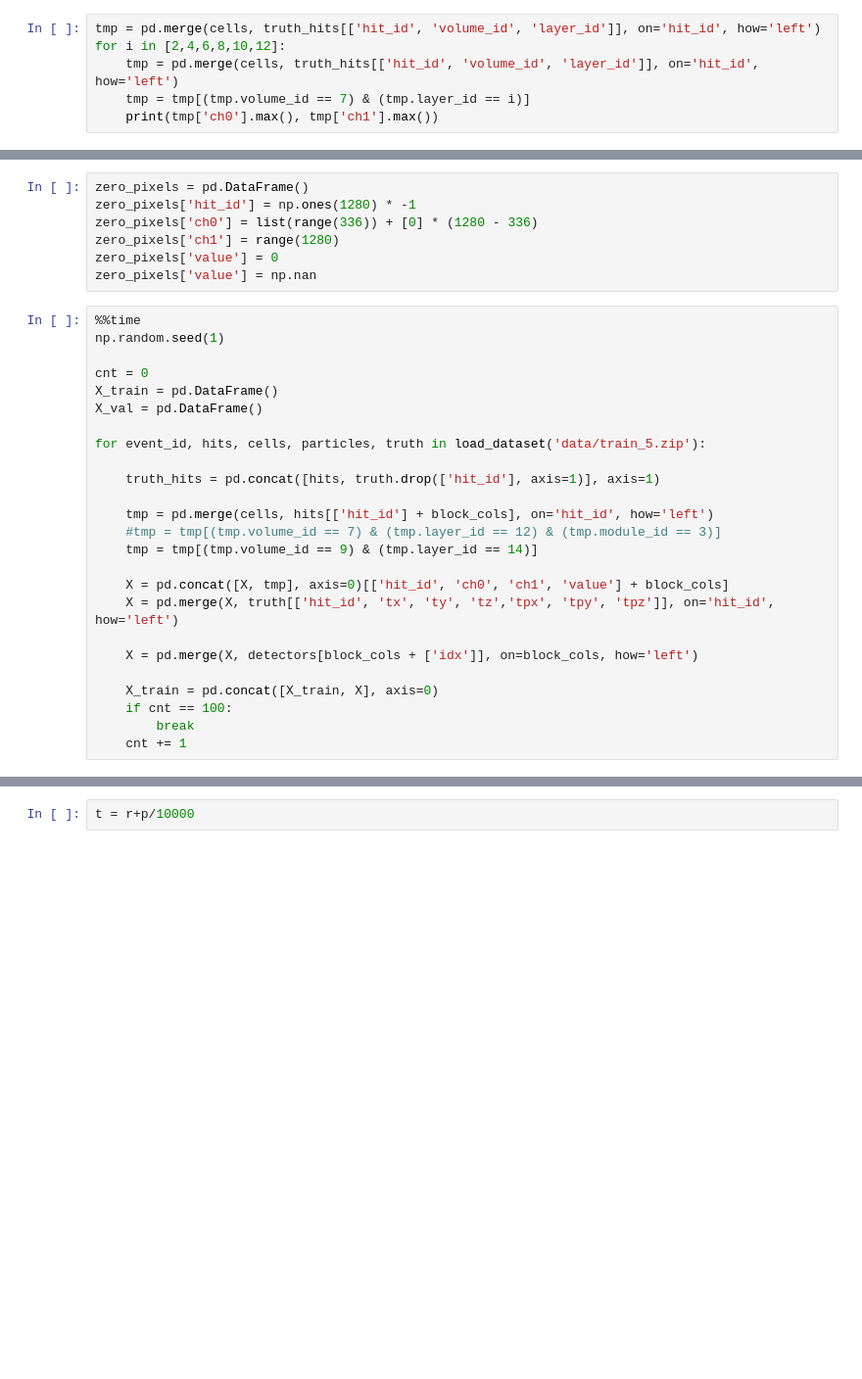
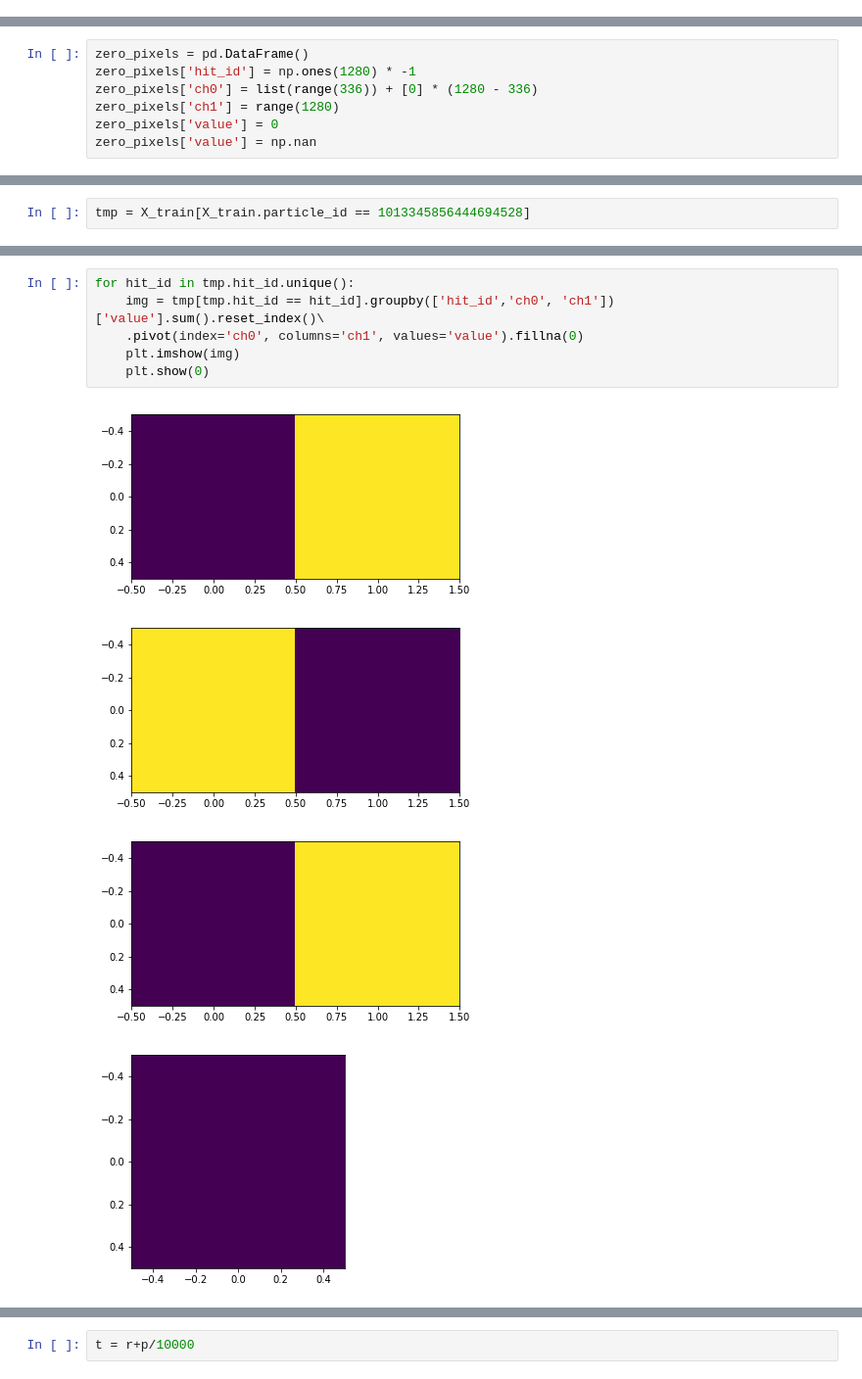
Before and after one commit to fartuk/TrackML, a Jupyter notebook: known_momentum.ipynb, the cells around one changed output, grey strips where cells are left out. Shown at 98% size. Saved outputs shown, nothing was run; the diff lists cells and outputs as text; blank space fills up the shorter version.

```diff
--- a/known_momentum.ipynb
+++ b/known_momentum.ipynb
@@ -100,6 +80,0 @@ Name: module_id, dtype: int64
-# %%
-tmp = pd.merge(cells, truth_hits[['hit_id', 'volume_id', 'layer_id']], on='hit_id', how='left')
-for i in [2,4,6,8,10,12]:
-    tmp = pd.merge(cells, truth_hits[['hit_id', 'volume_id', 'layer_id']], on='hit_id', how='left')
-    tmp = tmp[(tmp.volume_id == 7) & (tmp.layer_id == i)]
-    print(tmp['ch0'].max(), tmp['ch1'].max())
@@ -117,28 +125,3 @@ zero_pixels['ch0'] = list(range(336)) + [0] * (1280 - 336)
 zero_pixels['ch1'] = range(1280)
 zero_pixels['value'] = 0
 zero_pixels['value'] = np.nan
-# %%
-%%time
-np.random.seed(1)
-
-cnt = 0
-X_train = pd.DataFrame()
-X_val = pd.DataFrame()
-
-for event_id, hits, cells, particles, truth in load_dataset('data/train_5.zip'):
-
-    truth_hits = pd.concat([hits, truth.drop(['hit_id'], axis=1)], axis=1)
-
-    tmp = pd.merge(cells, hits[['hit_id'] + block_cols], on='hit_id', how='left')
-    #tmp = tmp[(tmp.volume_id == 7) & (tmp.layer_id == 12) & (tmp.module_id == 3)]
-    tmp = tmp[(tmp.volume_id == 9) & (tmp.layer_id == 14)]
-
-    X = pd.concat([X, tmp], axis=0)[['hit_id', 'ch0', 'ch1', 'value'] + block_cols]
-    X = pd.merge(X, truth[['hit_id', 'tx', 'ty', 'tz','tpx', 'tpy', 'tpz']], on='hit_id', how='left')
-
-    X = pd.merge(X, detectors[block_cols + ['idx']], on=block_cols, how='left')
-
-    X_train = pd.concat([X_train, X], axis=0)
-    if cnt == 100:
-        break
-    cnt += 1
@@ -164,0 +165,2 @@ def translate(x, y, z, idx):
+# %%
+tmp = X_train[X_train.particle_id == 1013345856444694528]
@@ -164,0 +233,11 @@ def translate(x, y, z, idx):
+# %%
+for hit_id in tmp.hit_id.unique():
+    img = tmp[tmp.hit_id == hit_id].groupby(['hit_id','ch0', 'ch1'])['value'].sum().reset_index()\
+    .pivot(index='ch0', columns='ch1', values='value').fillna(0)
+    plt.imshow(img)
+    plt.show(0)
+# %% [output]
+[figure, added]
+[figure, added]
+[figure, added]
+[figure, added]
```
Also changed, not shown: parts of 47 cells of this notebook, 5 other files.
